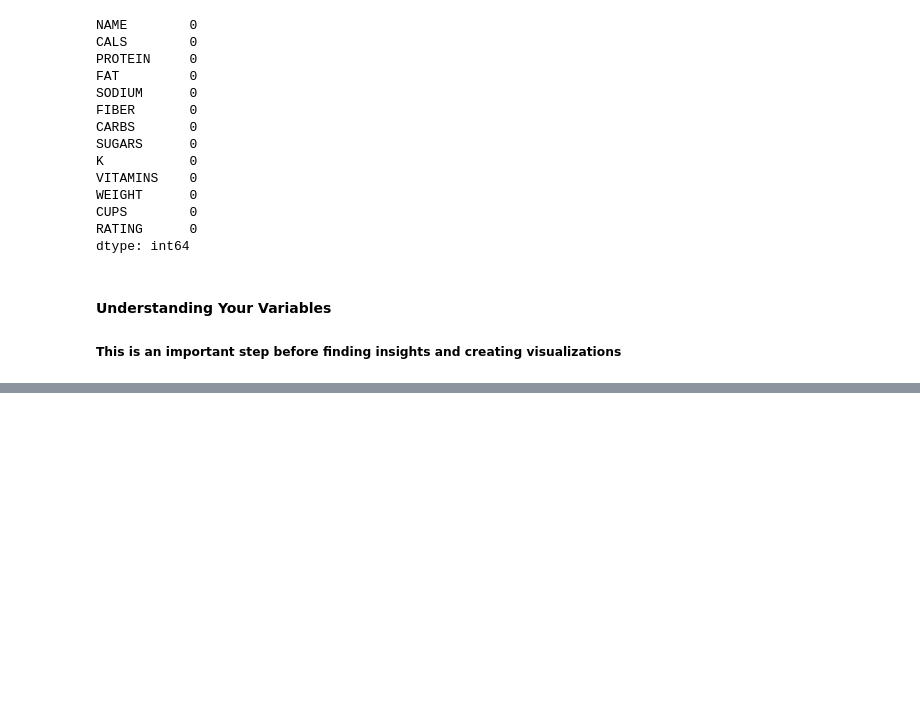
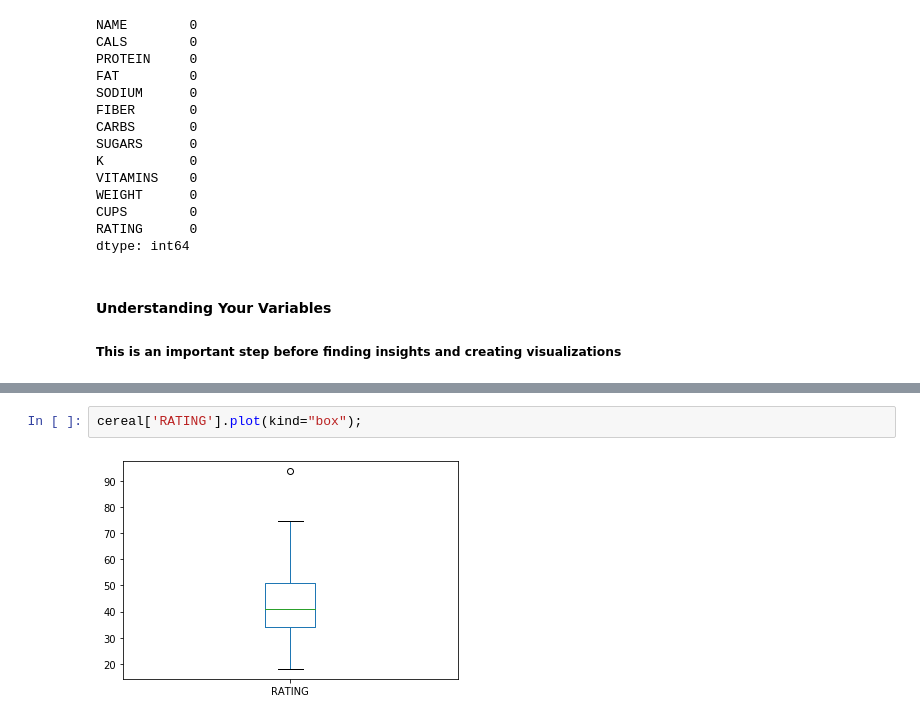
Before and after one commit to bbordonaro/cdc_workshop, a Jupyter notebook: pre_cdc_tutorial.ipynb, the cells around one changed output, grey strips where cells are left out. Drawn from its saved outputs; the diff is of its cells as text; blank space fills up the shorter version.

```diff
--- a/pre_cdc_tutorial.ipynb
+++ b/pre_cdc_tutorial.ipynb
@@ -351,0 +565,4 @@ cereal.corr()
+# %%
+cereal['RATING'].plot(kind="box");
+# %% [output]
+[figure, added]
```
Also changed, not shown: parts of 44 cells of this notebook, 1 other file.
